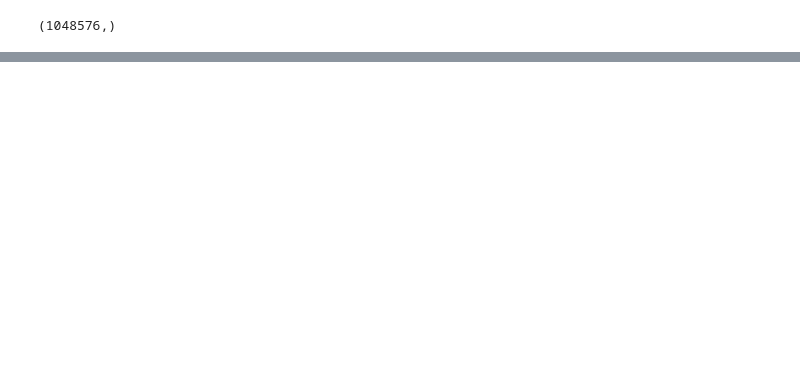
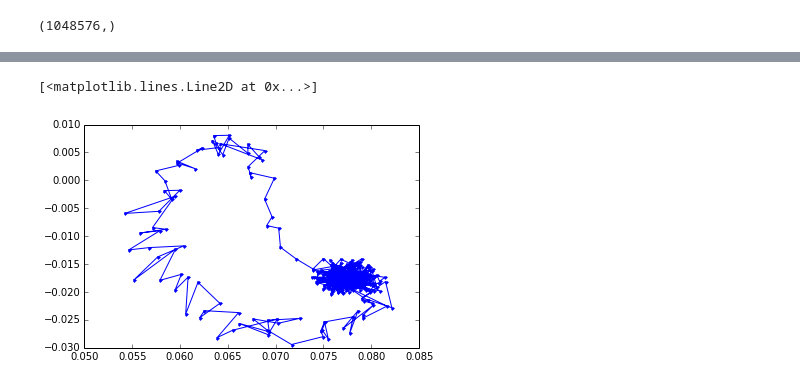
Before and after one commit to gitj/notebooks, a Jupyter notebook: 2014-05-20-cosmic-rays.ipynb, the cells around one changed output, grey strips where cells are left out. Saved outputs shown, nothing was run; the diff lists cells and outputs as text; code cells hidden in the pictures; blank space fills up the shorter version.

```diff
--- a/2014-05-20-cosmic-rays.ipynb
+++ b/2014-05-20-cosmic-rays.ipynb
@@ -30,0 +31,7 @@ for loc in locs:
+# %%
+loc = locs[0]
+# %%
+plot(d0[loc-200:loc+200].real,d0[loc-200:loc+200].imag,'.-')
+# %% [output]
+[<matplotlib.lines.Line2D at 0x...>]
+[figure, added]
```
Also changed, not shown: parts of 4 cells of this notebook.
